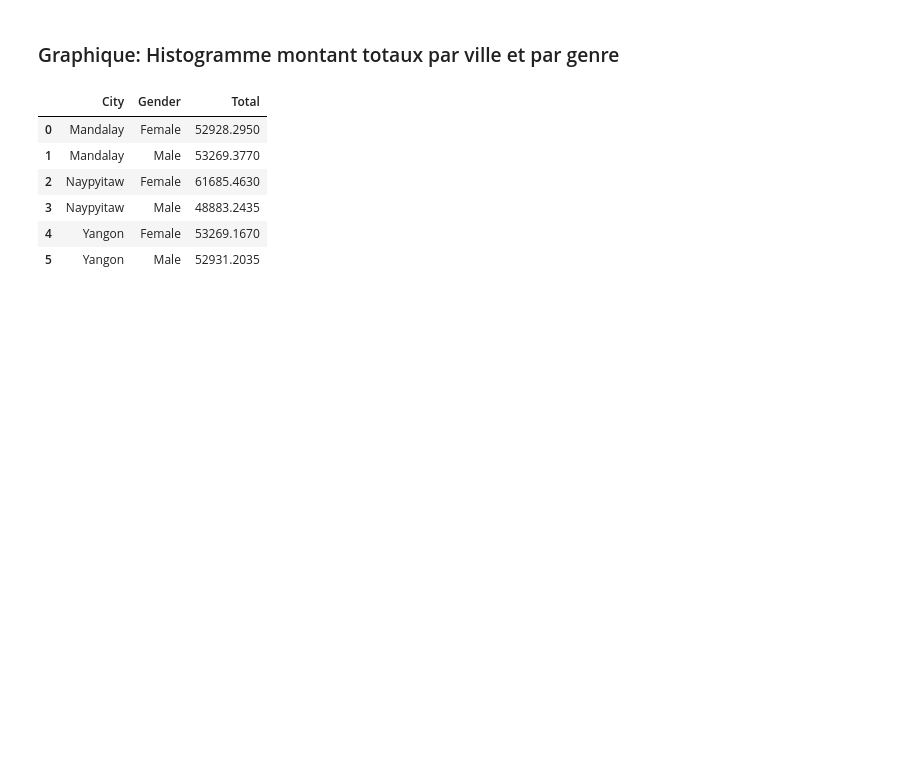
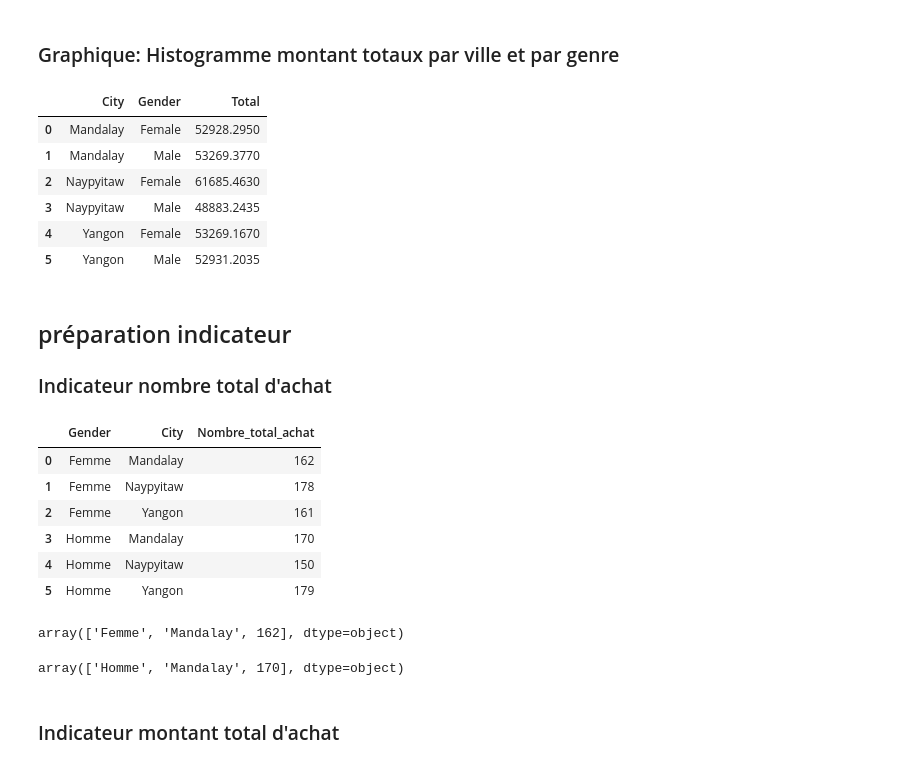
Before and after one commit to Jules-Bstats/dashboard-python-M1ECAP, a Jupyter notebook: notebook_dashboard.ipynb, the cells around one changed output. Saved outputs shown, nothing was run; the diff lists cells and outputs as text; code cells hidden in the pictures; blank space fills up the shorter version.

Commit message:
Creation graphique et indicateurs terminé

```diff
--- a/notebook_dashboard.ipynb
+++ b/notebook_dashboard.ipynb
@@ -229,0 +238,36 @@ histogramme_montant_total.show()
+# %% [markdown]
+## préparation indicateur
+### Indicateur nombre total d'achat
+# %%
+def total_achat(data):
+    '''
+    La fonction prend en entrée un dataframe puis renvoie un autre dataframe en sortie contenant
+    le nombre d'achat par sexe et par ville
+    '''
+
+    df = data.groupby(['Gender', 'City']).size().reset_index()
+    df = df.rename(columns = {0: "Nombre_total_achat"})
+
+    return df
+# %%
+df1 = total_achat(data)
+df1['Gender'] = df1['Gender'].replace("Female", "Femme")
+df1['Gender'] = df1['Gender'].replace("Male", "Homme")
+df1
+# %% [output]
+|  | Gender | City | Nombre_total_achat |
+| 0 | Femme | Mandalay | 162 |
+| 1 | Femme | Naypyitaw | 178 |
+| 2 | Femme | Yangon | 161 |
+| 3 | Homme | Mandalay | 170 |
+| 4 | Homme | Naypyitaw | 150 |
+| 5 | Homme | Yangon | 179 |
+# %%
+# Filtre
+nb_choisi = df1[(df1["City"] == "Mandalay") & (df1["Gender"] == "Femme")].values[0]
+display(nb_choisi)
+nb_autre = df1[(df1["City"] == "Mandalay") & (df1["Gender"] == "Homme")].values[0]
+display(nb_autre)
+# %% [output]
+array(['Femme', 'Mandalay', 162], dtype=object)
+array(['Homme', 'Mandalay', 170], dtype=object)
@@ -229,0 +296,2 @@ histogramme_montant_total.show()
+# %% [markdown]
+### Indicateur montant total d'achat
```
Also changed, not shown: parts of 8 cells of this notebook.
